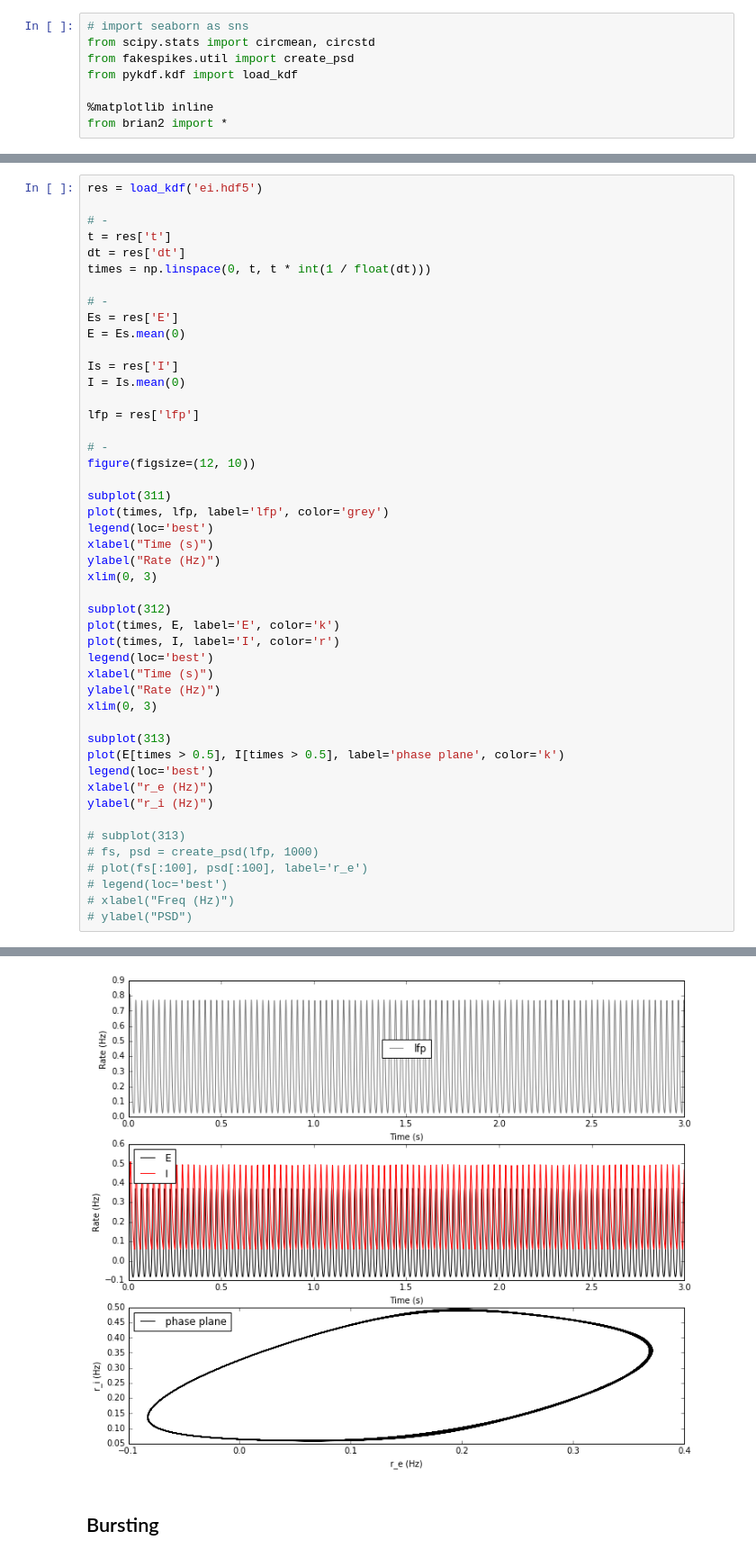
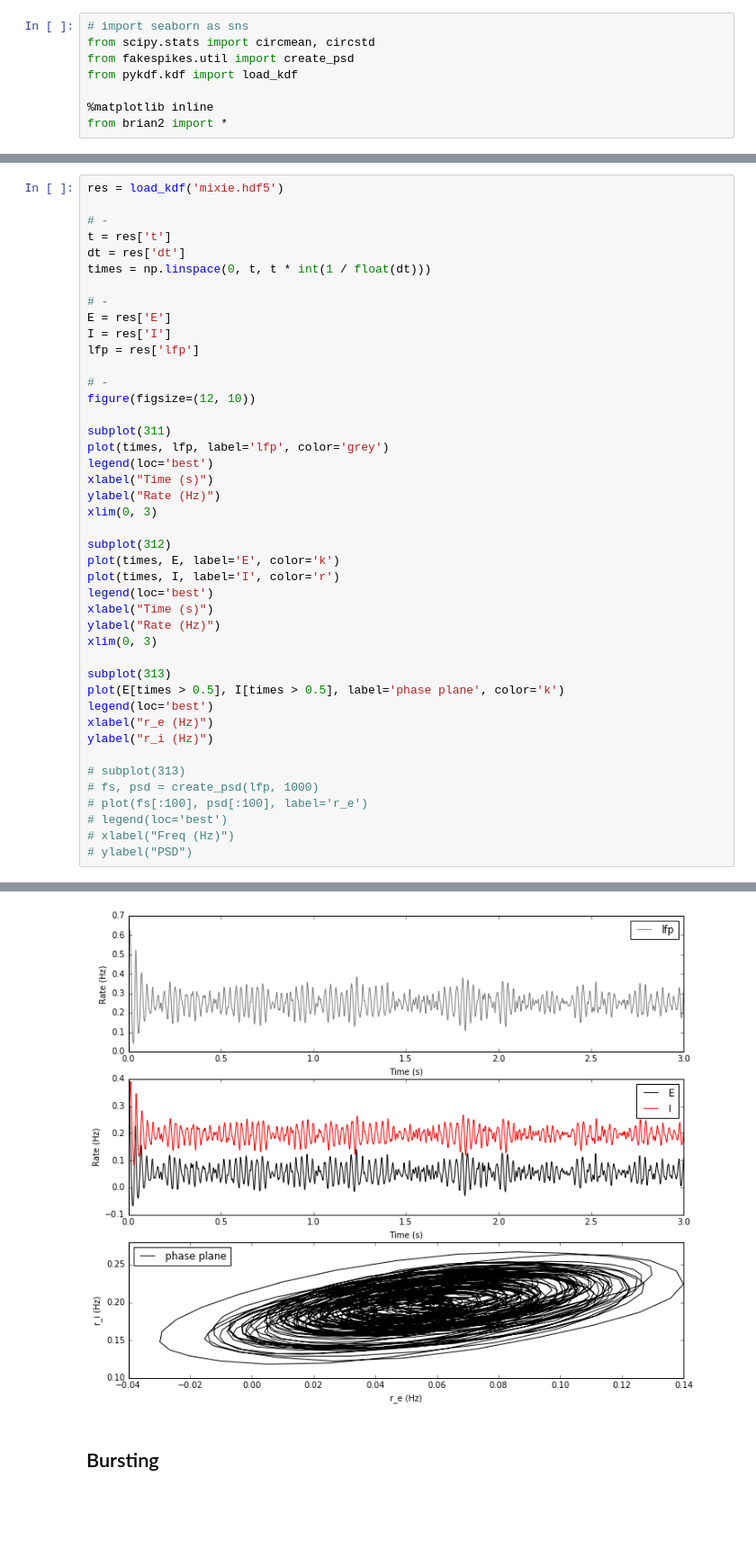
Before and after one commit to voytekresearch/bw, a Jupyter notebook: ipynb/sandbox.ipynb, the cells around one changed output, grey strips where cells are left out. Shown: that part at 90% size. Saved outputs shown, nothing was run; the diff lists cells and outputs as text; blank space fills up the shorter version.

Commit message:
Unified output of mixie with other ie funcs

```diff
--- a/ipynb/sandbox.ipynb
+++ b/ipynb/sandbox.ipynb
@@ -18,5 +33,5 @@ Starting simulation at t=0. s for a duration of 3. s
 # %%
-res = load_kdf('ei.hdf5')
+res = load_kdf('mixie.hdf5')
 
 # -
 t = res['t']
@@ -24,12 +39,8 @@ dt = res['dt']
 times = np.linspace(0, t, t * int(1 / float(dt)))
 
 # -
-Es = res['E']
-E = Es.mean(0)
-
-Is = res['I']
-I = Is.mean(0)
-
+E = res['E']
+I = res['I']
 lfp = res['lfp']
 
 # -
@@ -37,34 +48,34 @@ figure(figsize=(12, 10))
 
 subplot(311)
 plot(times, lfp, label='lfp', color='grey')
 legend(loc='best')
 xlabel("Time (s)")
 ylabel("Rate (Hz)")
 xlim(0, 3)
 
 subplot(312)
 plot(times, E, label='E', color='k')
 plot(times, I, label='I', color='r')
 legend(loc='best')
 xlabel("Time (s)")
 ylabel("Rate (Hz)")
 xlim(0, 3)
 
 subplot(313)
 plot(E[times > 0.5], I[times > 0.5], label='phase plane', color='k')
 legend(loc='best')
 xlabel("r_e (Hz)")
 ylabel("r_i (Hz)")
 
 # subplot(313)
 # fs, psd = create_psd(lfp, 1000)
 # plot(fs[:100], psd[:100], label='r_e')
 # legend(loc='best')
 # xlabel("Freq (Hz)")
 # ylabel("PSD")
 # %% [output]
 <matplotlib.text.Text at 0x...>
-[figure, old version]
+[figure, new version]
 # %% [markdown]
 ## Bursting
 # %%
```
Also changed, not shown: parts of 9 cells of this notebook, 2 other files.
